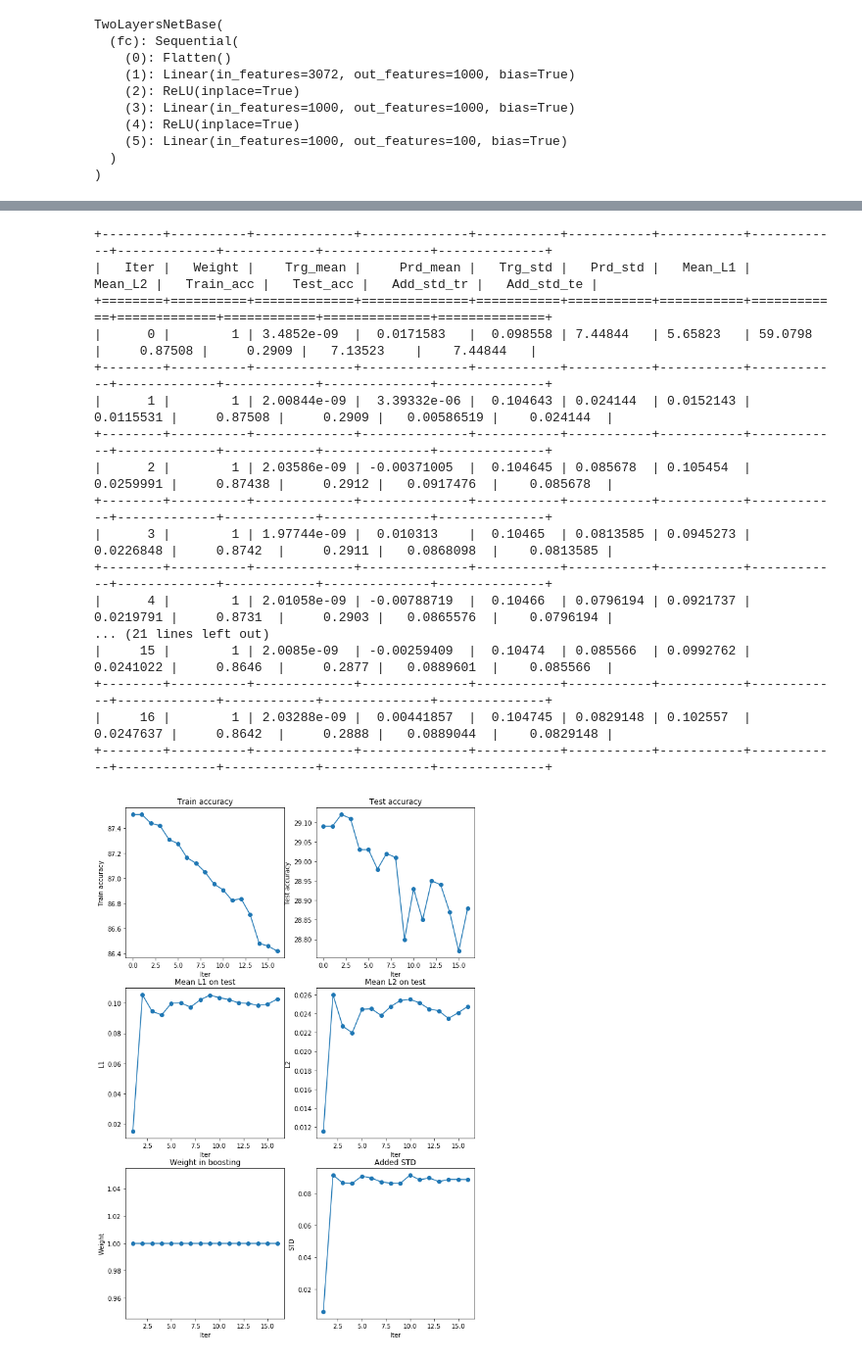
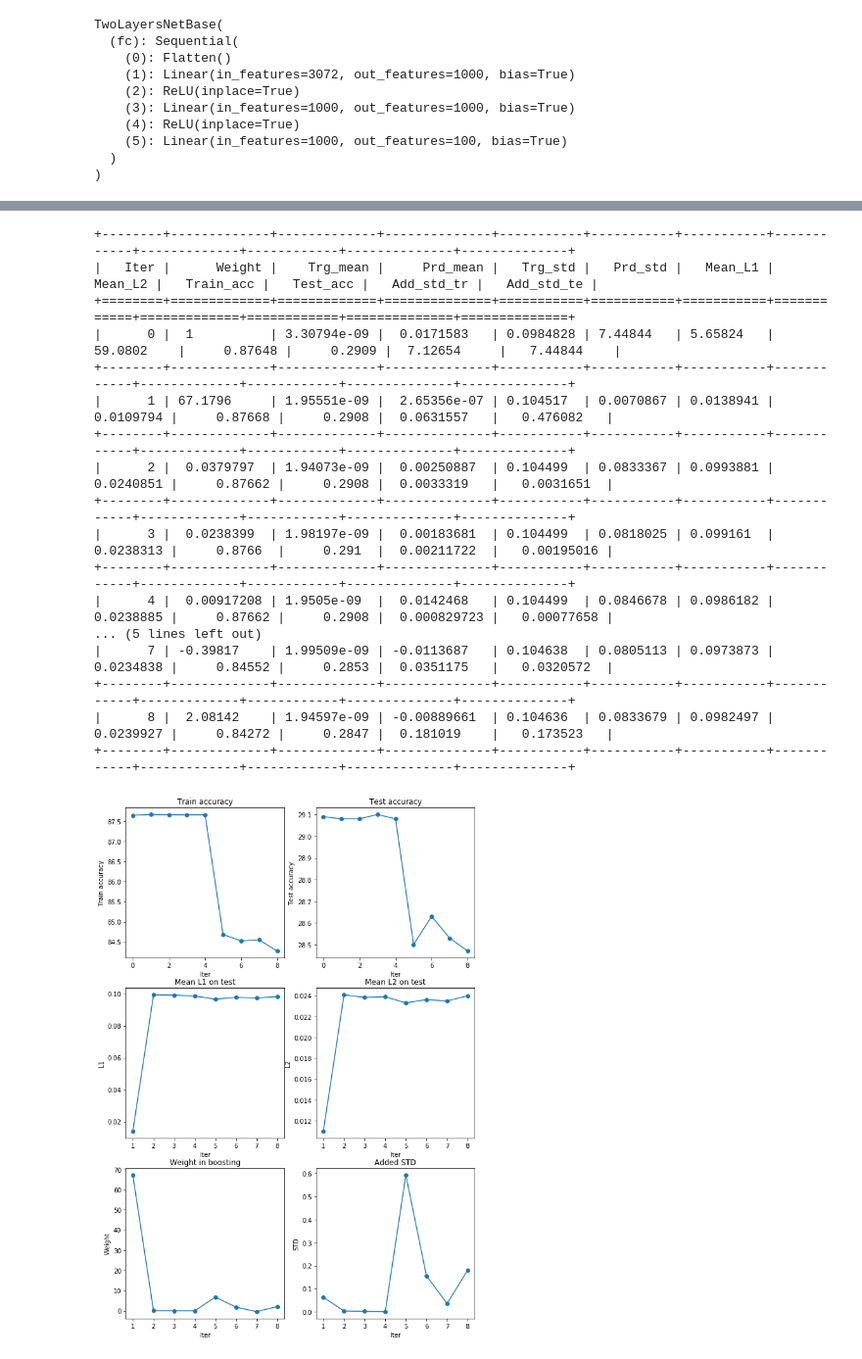
Before and after one commit to romakail/Ensemble_DNN, a Jupyter notebook: Notebooks/Ensembling_distributions.ipynb, the cells around one changed output, grey strips where cells are left out. Shown at 98% size. Drawn from its saved outputs; the diff is of its cells as text; code cells hidden in the pictures.

```diff
--- a/Notebooks/Ensembling_distributions.ipynb
+++ b/Notebooks/Ensembling_distributions.ipynb
@@ -46,8 +46,8 @@ class GlobalArguments():
         self.use_test    = True
         self.models_path = 'Checkpoints/'
         self.n_models    = 40
-        self.ckpt        = '../Checkpoints/FGE/CIFAR100/TwoLayers/grad_boost/classic/lr_1.0/0.01-0.0001_0/fge-200.pt'
-        self.boost_ckpts = '../Checkpoints/FGE/CIFAR100/TwoLayers/grad_boost/classic/lr_1.0/0.01-0.0001_0/'
+        self.ckpt        = '../Checkpoints/FGE/CIFAR100/TwoLayers/ind_grad_boost/classic/lr_auto/0.01-0.0001_200_0/fge-200.pt'
+        self.boost_ckpts = '../Checkpoints/FGE/CIFAR100/TwoLayers/ind_grad_boost/classic/lr_auto/0.01-0.0001_200_0/'
         self.device      = 0
 args = GlobalArguments()
 # %%
@@ -100,7 +100,7 @@ Files already downloaded and verified
 models_list_fge = []
 models_weights  = []
 # indicies = range (690, 1011, 20)
-indicies = [i for i in range (249, 1000, 50)]
+indicies = [i for i in range (399, 1800, 200)]
 indicies.insert(0, 200)
 
 for i in tqdm(indicies):
@@ -217,23 +217,23 @@ def target_and_predicted_distributions(model_list, loaders, device=torch.device(
 table = target_and_predicted_distributions(models_list_fge, loaders, device=torch.device('cuda'))
 print (tabulate.tabulate(table, headers='keys', tablefmt="grid"))
 # %% [output]
-+--------+----------+-------------+--------------+-----------+-----------+-----------+------------+-------------+------------+--------------+--------------+
-|   Iter |   Weight |    Trg_mean |     Prd_mean |   Trg_std |   Prd_std |   Mean_L1 |    Mean_L2 |   Train_acc |   Test_acc |   Add_std_tr |   Add_std_te |
-+========+==========+=============+==============+===========+===========+===========+============+=============+============+==============+==============+
-|      0 |        1 | 3.4852e-09  |  0.0171583   |  0.098558 | 7.44844   | 5.65823   | 59.0798    |     0.87508 |     0.2909 |   7.13523    |    7.44844   |
-+--------+----------+-------------+--------------+-----------+-----------+-----------+------------+-------------+------------+--------------+--------------+
-|      1 |        1 | 2.00844e-09 |  3.39332e-06 |  0.104643 | 0.024144  | 0.0152143 |  0.0115531 |     0.87508 |     0.2909 |   0.00586519 |    0.024144  |
-+--------+----------+-------------+--------------+-----------+-----------+-----------+------------+-------------+------------+--------------+--------------+
-|      2 |        1 | 2.03586e-09 | -0.00371005  |  0.104645 | 0.085678  | 0.105454  |  0.0259991 |     0.87438 |     0.2912 |   0.0917476  |    0.085678  |
-+--------+----------+-------------+--------------+-----------+-----------+-----------+------------+-------------+------------+--------------+--------------+
-|      3 |        1 | 1.97744e-09 |  0.010313    |  0.10465  | 0.0813585 | 0.0945273 |  0.0226848 |     0.8742  |     0.2911 |   0.0868098  |    0.0813585 |
-+--------+----------+-------------+--------------+-----------+-----------+-----------+------------+-------------+------------+--------------+--------------+
-|      4 |        1 | 2.01058e-09 | -0.00788719  |  0.10466  | 0.0796194 | 0.0921737 |  0.0219791 |     0.8731  |     0.2903 |   0.0865576  |    0.0796194 |
-... (21 lines left out)
-|     15 |        1 | 2.0085e-09  | -0.00259409  |  0.10474  | 0.085566  | 0.0992762 |  0.0241022 |     0.8646  |     0.2877 |   0.0889601  |    0.085566  |
-+--------+----------+-------------+--------------+-----------+-----------+-----------+------------+-------------+------------+--------------+--------------+
-|     16 |        1 | 2.03288e-09 |  0.00441857  |  0.104745 | 0.0829148 | 0.102557  |  0.0247637 |     0.8642  |     0.2888 |   0.0889044  |    0.0829148 |
-+--------+----------+-------------+--------------+-----------+-----------+-----------+------------+-------------+------------+--------------+--------------+
++--------+-------------+-------------+--------------+-----------+-----------+-----------+------------+-------------+------------+--------------+--------------+
+|   Iter |      Weight |    Trg_mean |     Prd_mean |   Trg_std |   Prd_std |   Mean_L1 |    Mean_L2 |   Train_acc |   Test_acc |   Add_std_tr |   Add_std_te |
++========+=============+=============+==============+===========+===========+===========+============+=============+============+==============+==============+
+|      0 |  1          | 3.30794e-09 |  0.0171583   | 0.0984828 | 7.44844   | 5.65824   | 59.0802    |     0.87648 |     0.2909 |  7.12654     |   7.44844    |
++--------+-------------+-------------+--------------+-----------+-----------+-----------+------------+-------------+------------+--------------+--------------+
+|      1 | 67.1796     | 1.95551e-09 |  2.65356e-07 | 0.104517  | 0.0070867 | 0.0138941 |  0.0109794 |     0.87668 |     0.2908 |  0.0631557   |   0.476082   |
++--------+-------------+-------------+--------------+-----------+-----------+-----------+------------+-------------+------------+--------------+--------------+
+|      2 |  0.0379797  | 1.94073e-09 |  0.00250887  | 0.104499  | 0.0833367 | 0.0993881 |  0.0240851 |     0.87662 |     0.2908 |  0.0033319   |   0.0031651  |
++--------+-------------+-------------+--------------+-----------+-----------+-----------+------------+-------------+------------+--------------+--------------+
+|      3 |  0.0238399  | 1.98197e-09 |  0.00183681  | 0.104499  | 0.0818025 | 0.099161  |  0.0238313 |     0.8766  |     0.291  |  0.00211722  |   0.00195016 |
++--------+-------------+-------------+--------------+-----------+-----------+-----------+------------+-------------+------------+--------------+--------------+
+|      4 |  0.00917208 | 1.9505e-09  |  0.0142468   | 0.104499  | 0.0846678 | 0.0986182 |  0.0238885 |     0.87662 |     0.2908 |  0.000829723 |   0.00077658 |
+... (5 lines left out)
+|      7 | -0.39817    | 1.99509e-09 | -0.0113687   | 0.104638  | 0.0805113 | 0.0973873 |  0.0234838 |     0.84552 |     0.2853 |  0.0351175   |   0.0320572  |
++--------+-------------+-------------+--------------+-----------+-----------+-----------+------------+-------------+------------+--------------+--------------+
+|      8 |  2.08142    | 1.94597e-09 | -0.00889661  | 0.104636  | 0.0833679 | 0.0982497 |  0.0239927 |     0.84272 |     0.2847 |  0.181019    |   0.173523   |
++--------+-------------+-------------+--------------+-----------+-----------+-----------+------------+-------------+------------+--------------+--------------+
 # %%
 def draw_grapfics(table, filename=None):
     fig, ((ax1, ax2), (ax3, ax4), (ax5, ax6)) = plt.subplots(
@@ -274,6 +274,6 @@ def draw_grapfics(table, filename=None):
         plt.savefig(filename + '.png')
 # %%
 # print ('Lr : 0.01 - 0.0001')
-draw_grapfics(table, filename='figures/TLN_GB_0.01-0.0001_lr=1.0')
+draw_grapfics(table, filename='figures/TLN_indGB_0.01-0.0001_200')
 # %% [output]
-[figure, old version]
+[figure, new version]
```
Also changed, not shown: parts of 1 cell of this notebook, 5 other files.
